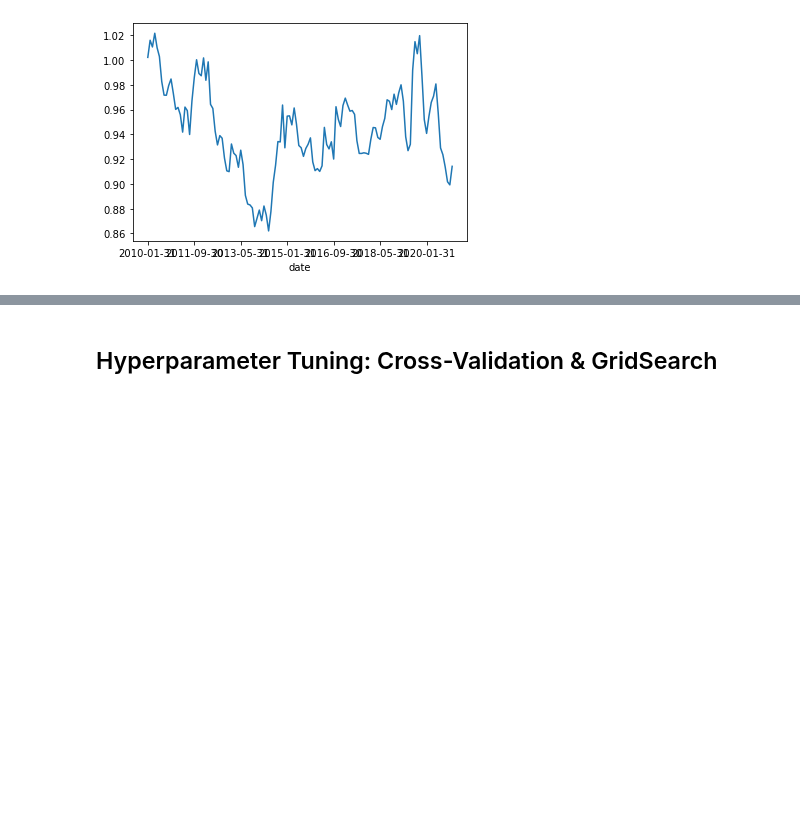
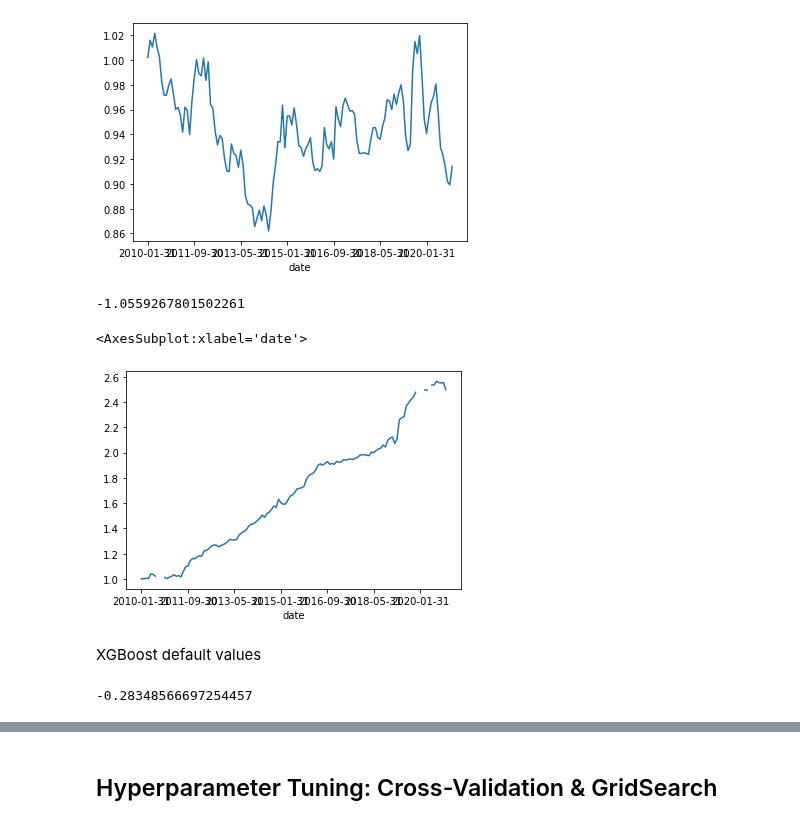
Before and after one commit to santoromano/Corporate-Bond-Factors, a Jupyter notebook: empirics.ipynb, the cells around one changed output, grey strips where cells are left out. Cells and saved outputs as stored; diff of their text form; code cells hidden in the pictures; blank space fills up the shorter version.

```diff
--- a/empirics.ipynb
+++ b/empirics.ipynb
@@ -213,7 +213,7 @@ def model_est(model_name,y,x,start):
                            solver='sgd', random_state=1).fit(X,Y) # 3 hidden layers with neurons as per Gu, Kelly, Xiu (2019)
 
     if model_name=='xgboost':
-        model = xgboost(n_estimators=200, max_depth=25, random_state=1).fit(X,Y) # similar parameters to forest
+        model = xgboost(n_estimators=150, max_depth=5, subsample=0.75, random_state=1).fit(X,Y) # similar parameters to forest
 
     # Model output
     Y_hat = model.predict(x.loc[x.index.levels[0][30:].values[start+60]]) # next month
@@ -356,3 +366,20 @@ print(R2(y_true_nn,y_hat_nn))
 # %% [output]
 -0.04616042807650039
 [figure]
+# %%
+returns_tree, y_true_tree, y_hat_tree = out_of_sample_procedure('tree',Y,X)
+print(R2(y_true_tree,y_hat_tree))
+# %% [output]
+-1.0559267801502261
+# %%
+(1+returns_tree).cumprod().plot()
+# %% [output]
+<AxesSubplot:xlabel='date'>
+[figure, added]
+# %% [markdown]
+XGBoost default values
+# %%
+returns_xg, y_true_xg, y_hat_xg = out_of_sample_procedure('xgboost',Y,X)
+print(R2(y_true_xg,y_hat_xg))
+# %% [output]
+-0.28348566697254457
```
Also changed, not shown: parts of 13 cells of this notebook.
